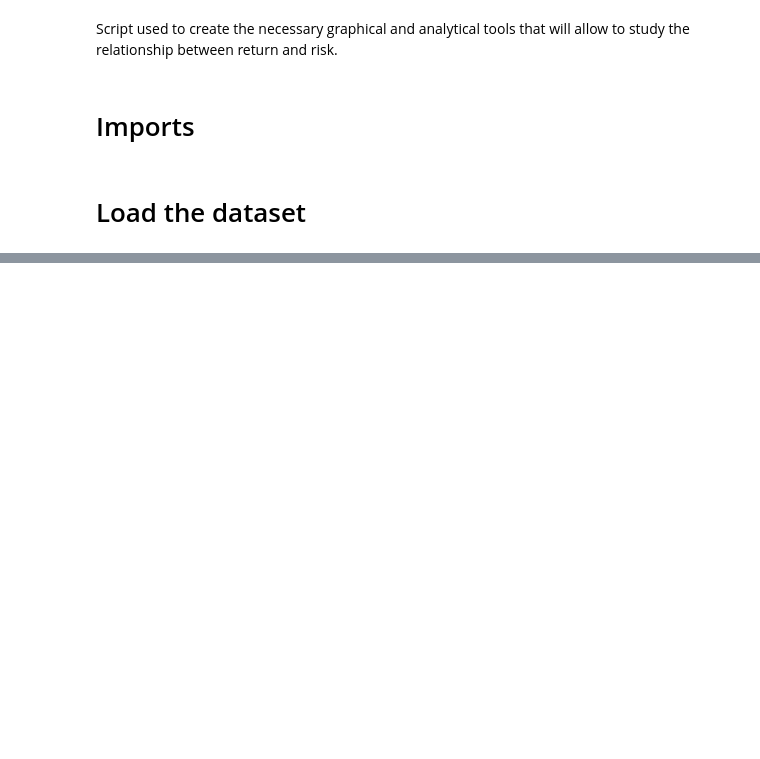
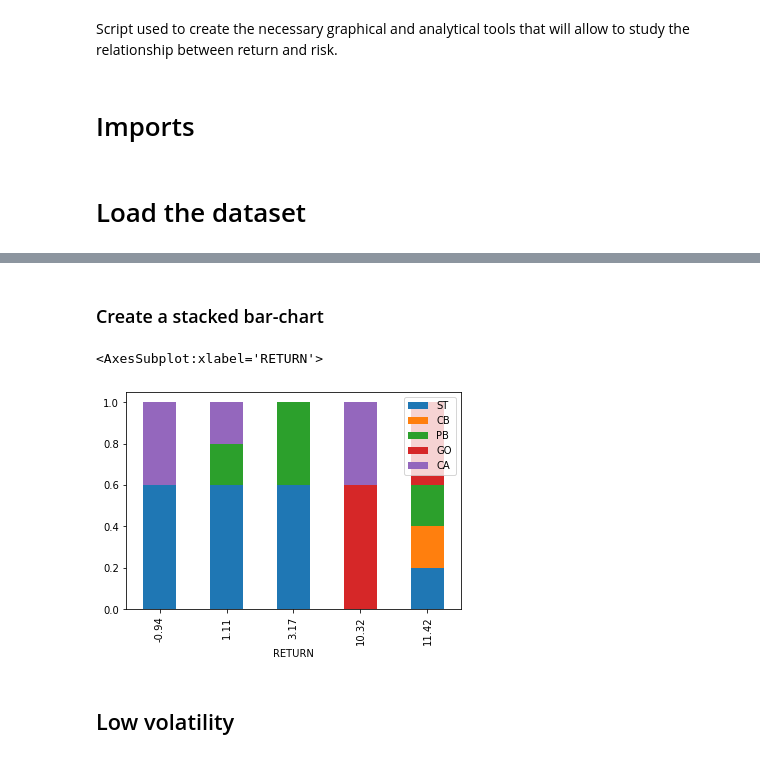
Before and after one commit to javipmontes/Programming4DS, a Jupyter notebook: Code/ReturnRiskAnalysis.ipynb, the cells around one changed output, grey strips where cells are left out. Drawn from its saved outputs; the diff is of its cells as text; code cells hidden in the pictures; blank space fills up the shorter version.

```diff
--- a/Code/ReturnRiskAnalysis.ipynb
+++ b/Code/ReturnRiskAnalysis.ipynb
@@ -35,0 +70,3 @@ plt.show()
+# %%
+medium_volatility_df = df[df['VOLATILITY'].between(4, 4.25)].sort_values('VOLATILITY')
+medium_volatility_df.head(20)
@@ -35,0 +80,11 @@ plt.show()
+# %% [markdown]
+### Create a stacked bar-chart
+# %%
+medium_volatility_df = medium_volatility_df.drop('VOLATILITY', 1).sort_values('RETURN')
+# %%
+medium_volatility_df.plot.bar(x='RETURN', stacked=True)
+# %% [output]
+<AxesSubplot:xlabel='RETURN'>
+[figure, added]
+# %% [markdown]
+## Low volatility
```
Also changed, not shown: parts of 18 cells of this notebook, 3 other files.
